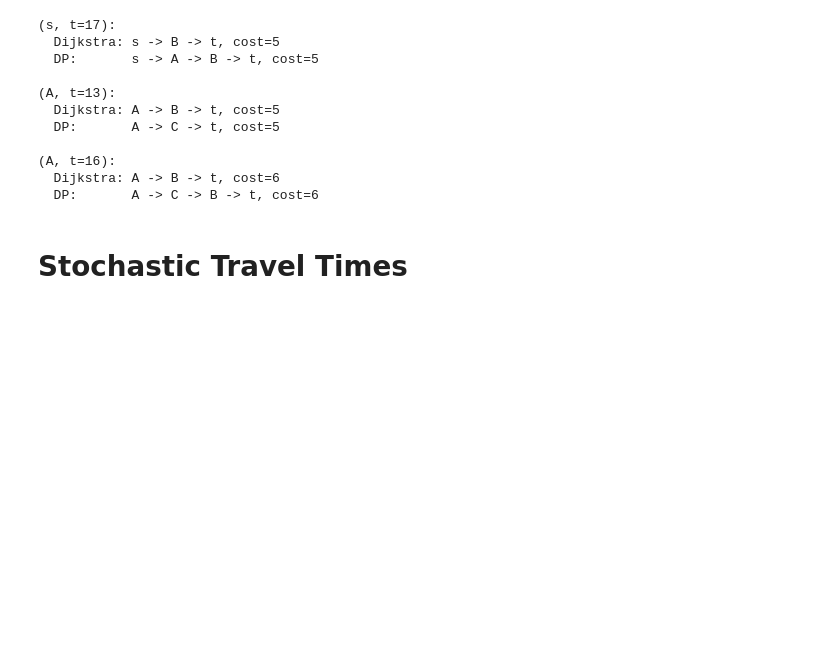
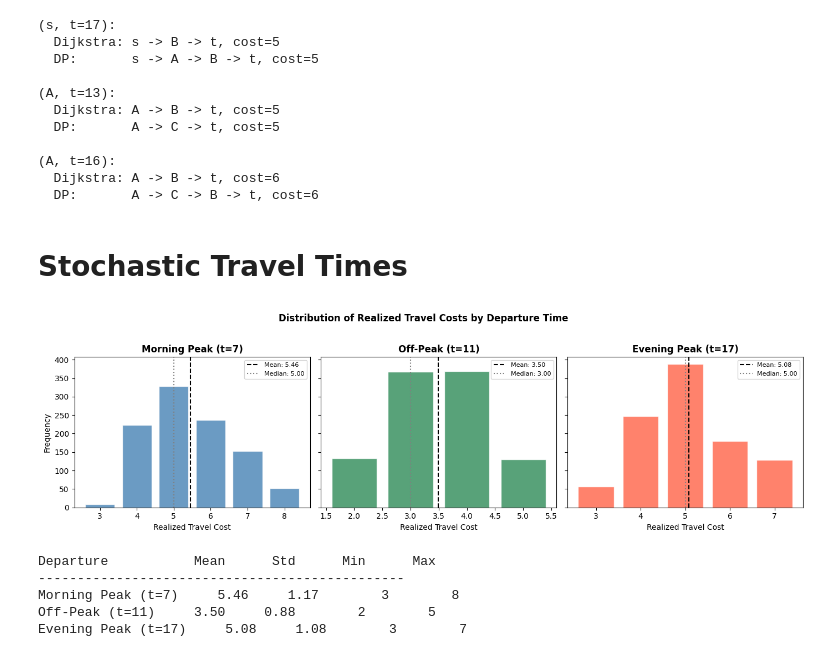
Before and after one commit to Kymapo/ISE754, a Jupyter notebook: Traffic Network Practice.ipynb, the cells around one changed output. Saved outputs shown, nothing was run; the diff lists cells and outputs as text; code cells hidden in the pictures; blank space fills up the shorter version.

Commit message:
Simulate Trips

```diff
--- a/Traffic Network Practice.ipynb
+++ b/Traffic Network Practice.ipynb
@@ -690,3 +690,69 @@ for _ in range(2):
             V_s[(node, t)] = best_cost
             if best_next is not None:
                 policy_s[(node, t)] = best_next
+# %%
+def simulate_trip(policy, start, t):
+    path = [start]
+    node = start
+    time = t
+    total_cost = 0
+
+    while node != 't':
+        next_node = policy.get((node, time % 24), None)
+        path.append(next_node)
+        travel_time = get_stochastic_travel_time((node, next_node), time % 24)
+        total_cost += travel_time
+        time += travel_time
+        node = next_node
+
+    return path, total_cost
+
+
+departure_times = [7, 11, 17]
+n = 1000
+
+results = {}
+for t in departure_times:
+    costs = []
+    paths = []
+    for _ in range(n):
+        path, cost = simulate_trip(policy_s, 's', t)
+        costs.append(cost)
+        paths.append('->'.join(path))
+    results[t] = {'costs': costs, 'paths': paths}
+
+
+
+fig, axes = plt.subplots(1, 3, figsize=(14, 4), sharey=True)
+
+colors = ['steelblue', 'seagreen', 'tomato']
+labels = ['Morning Peak (t=7)', 'Off-Peak (t=11)', 'Evening Peak (t=17)']
+
+for ax, (t, color, label) in zip(axes, zip(departure_times, colors, labels)):
+    costs = results[t]['costs']
+    bins = range(min(costs), max(costs) + 2) # integer bins
+    ax.hist(costs, bins=bins, align='left', rwidth=0.8, color=color, alpha=0.8, edgecolor='white')
+    ax.axvline(np.mean(costs), color='black', linestyle='--', linewidth=1.5, label=f'Mean: {np.mean(costs):.2f}')
+    ax.axvline(np.median(costs), color='gray', linestyle=':', linewidth=1.5, label=f'Median: {np.median(costs):.2f}')
+    ax.set_title(label, fontweight='bold')
+    ax.set_xlabel('Realized Travel Cost')
+    ax.legend(fontsize=8)
+
+axes[0].set_ylabel('Frequency')
+fig.suptitle('Distribution of Realized Travel Costs by Departure Time', fontweight='bold', y=1.02)
+plt.tight_layout()
+plt.show()
+
+# summary stats
+print(f"{'Departure':<15} {'Mean':>8} {'Std':>8} {'Min':>8} {'Max':>8}")
+print("-" * 47)
+for t, label in zip(departure_times, labels):
+    costs = results[t]['costs']
+    print(f"{label:<15} {np.mean(costs):>8.2f} {np.std(costs):>8.2f} {np.min(costs):>8} {np.max(costs):>8}")
+# %% [output]
+[figure, added]
+Departure           Mean      Std      Min      Max
+-----------------------------------------------
+Morning Peak (t=7)     5.46     1.17        3        8
+Off-Peak (t=11)     3.50     0.88        2        5
+Evening Peak (t=17)     5.08     1.08        3        7
```
Also changed, not shown: parts of 3 cells of this notebook.
